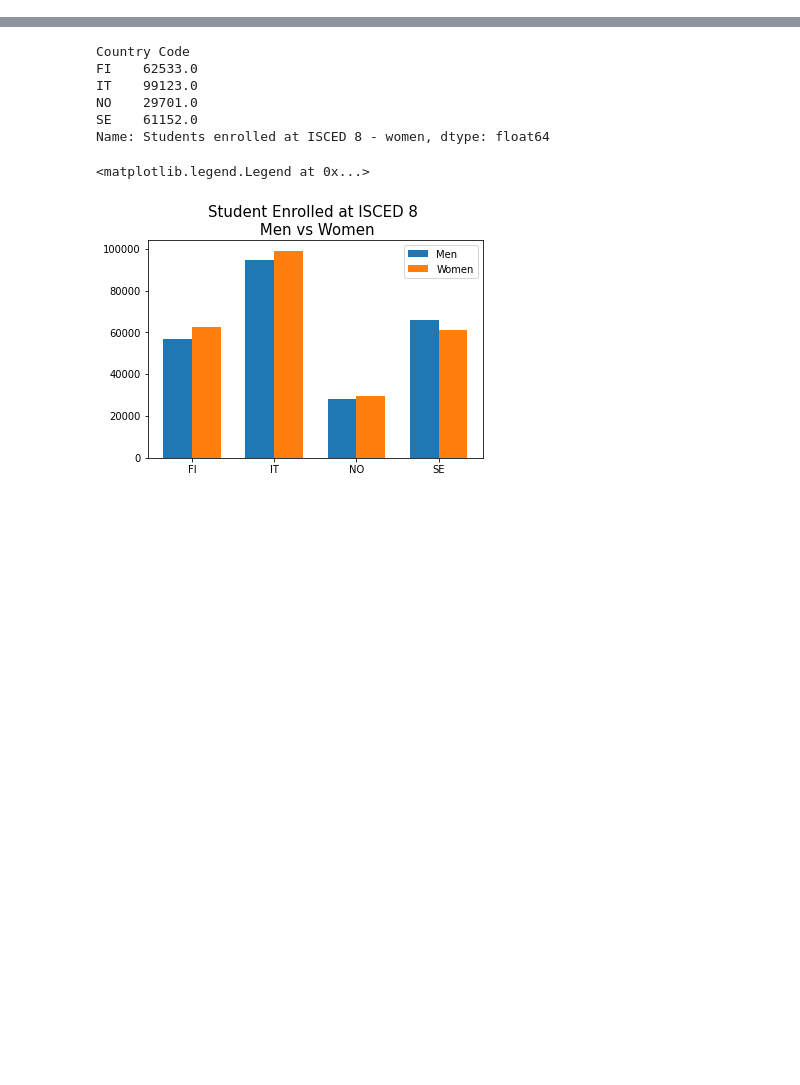
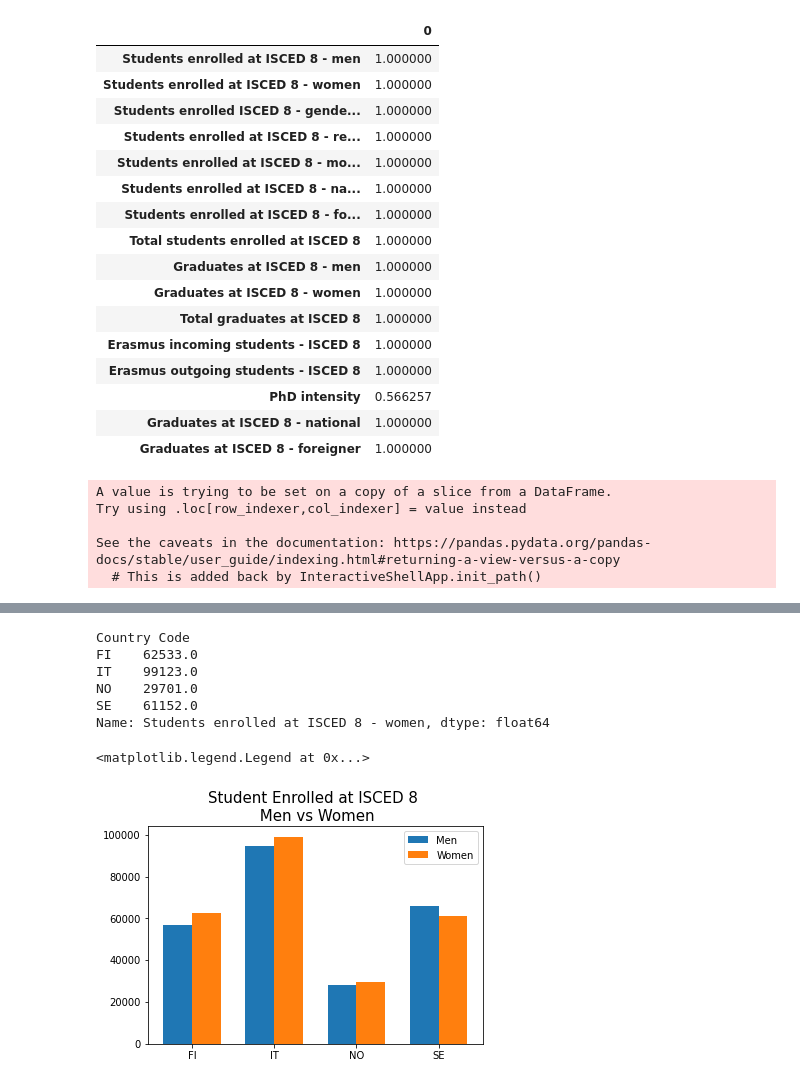
Before and after one commit to robertapassarelli/QME_projectwork, a Jupyter notebook: project_qme.ipynb, the cells around one changed output, grey strips where cells are left out. Drawn from its saved outputs; the diff is of its cells as text; code cells hidden in the pictures; blank space fills up the shorter version.

```diff
--- a/project_qme.ipynb
+++ b/project_qme.ipynb
@@ -66,0 +120,68 @@ set(data_clean0["Country Code"]) # These are the contries considered
+# %%
+missing_values = ['a', 'c', 'm', 's', 'x', 'xc', 'xr', 'nc']
+raw_data_r = raw_data[variables]
+
+# before accuracy
+before_accuracy=defaultdict()
+for j in raw_data_r.columns:
+    counter=0
+    for i in range(len(list((raw_data_r[j])))):
+        if str(list(raw_data_r[j])[i]).isdigit():
+            if int(list(raw_data_r[j])[i])>=0:
+                counter+=1
+        else:
+          if list(raw_data_r[j])[i] in (missing_values):
+            counter+=1
+
+    before_accuracy[j]=counter/len(raw_data)
+# %%
+var_check = ['Students enrolled at ISCED 8 - men',
+       'Students enrolled at ISCED 8 - women',
+       'Students enrolled ISCED 8 - gender unclassified',
+       'Students enrolled at ISCED 8 - resident',
+       'Students enrolled at ISCED 8 - mobile', 'Students enrolled at ISCED 8 - national',
+       'Students enrolled at ISCED 8 - foreigner', 'Total students enrolled at ISCED 8',
+       'Graduates at ISCED 8 - men',
+       'Graduates at ISCED 8 - women', 'Total graduates at ISCED 8',
+       'Erasmus incoming students - ISCED 8',
+       'Erasmus outgoing students - ISCED 8', 'PhD intensity',
+       'Graduates at ISCED 8 - national',
+       'Graduates at ISCED 8 - foreigner'
+        ]
+pd.DataFrame.from_dict(before_accuracy, orient='index').loc[var_check, :]
+# %% [output]
+|  | 0 |
+| Students enrolled at ISCED 8 - men | 1.000000 |
+| Students enrolled at ISCED 8 - women | 1.000000 |
+| Students enrolled ISCED 8 - gende... | 1.000000 |
+| Students enrolled at ISCED 8 - re... | 1.000000 |
+| Students enrolled at ISCED 8 - mo... | 1.000000 |
+| Students enrolled at ISCED 8 - na... | 1.000000 |
+| Students enrolled at ISCED 8 - fo... | 1.000000 |
+| Total students enrolled at ISCED 8 | 1.000000 |
+| Graduates at ISCED 8 - men | 1.000000 |
+| Graduates at ISCED 8 - women | 1.000000 |
+| Total graduates at ISCED 8 | 1.000000 |
+| Erasmus incoming students - ISCED 8 | 1.000000 |
+| Erasmus outgoing students - ISCED 8 | 1.000000 |
+| PhD intensity | 0.566257 |
+| Graduates at ISCED 8 - national | 1.000000 |
+| Graduates at ISCED 8 - foreigner | 1.000000 |
+# %%
+for i in var_check:
+    aux_list=[]
+    for j in list(raw_data_r[i]):
+        try:
+            aux_list.append(str(int(j)))
+        except:
+            try:
+                aux_list.append(str(int(round(float('.'.join((j.split(','))))))))
+            except:
+                aux_list.append(j)
+    raw_data_r[i]=aux_list
+# %% [output]
+A value is trying to be set on a copy of a slice from a DataFrame.
+Try using .loc[row_indexer,col_indexer] = value instead
+
+See the caveats in the documentation: https://pandas.pydata.org/pandas-docs/stable/user_guide/indexing.html#returning-a-view-versus-a-copy
+  # This is added back by InteractiveShellApp.init_path()
```
Also changed, not shown: parts of 26 cells of this notebook.
